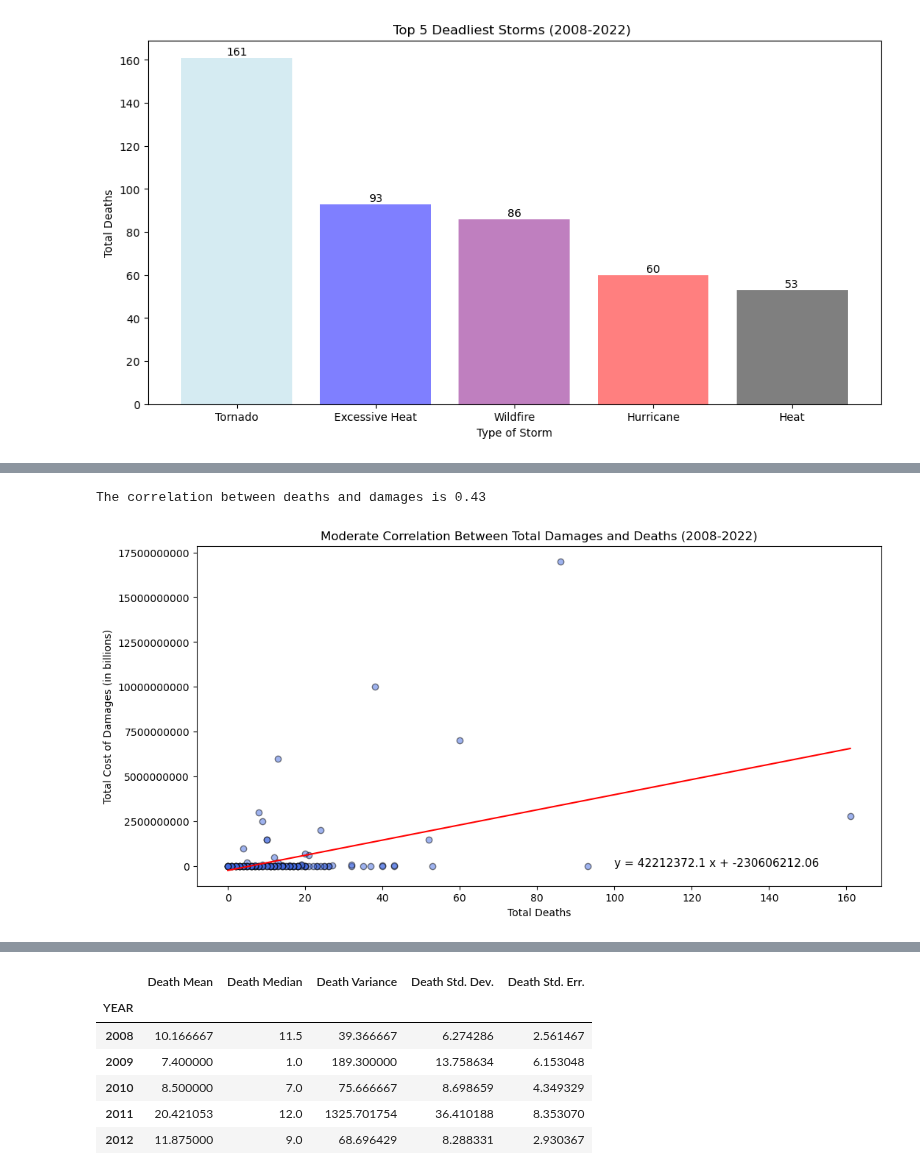
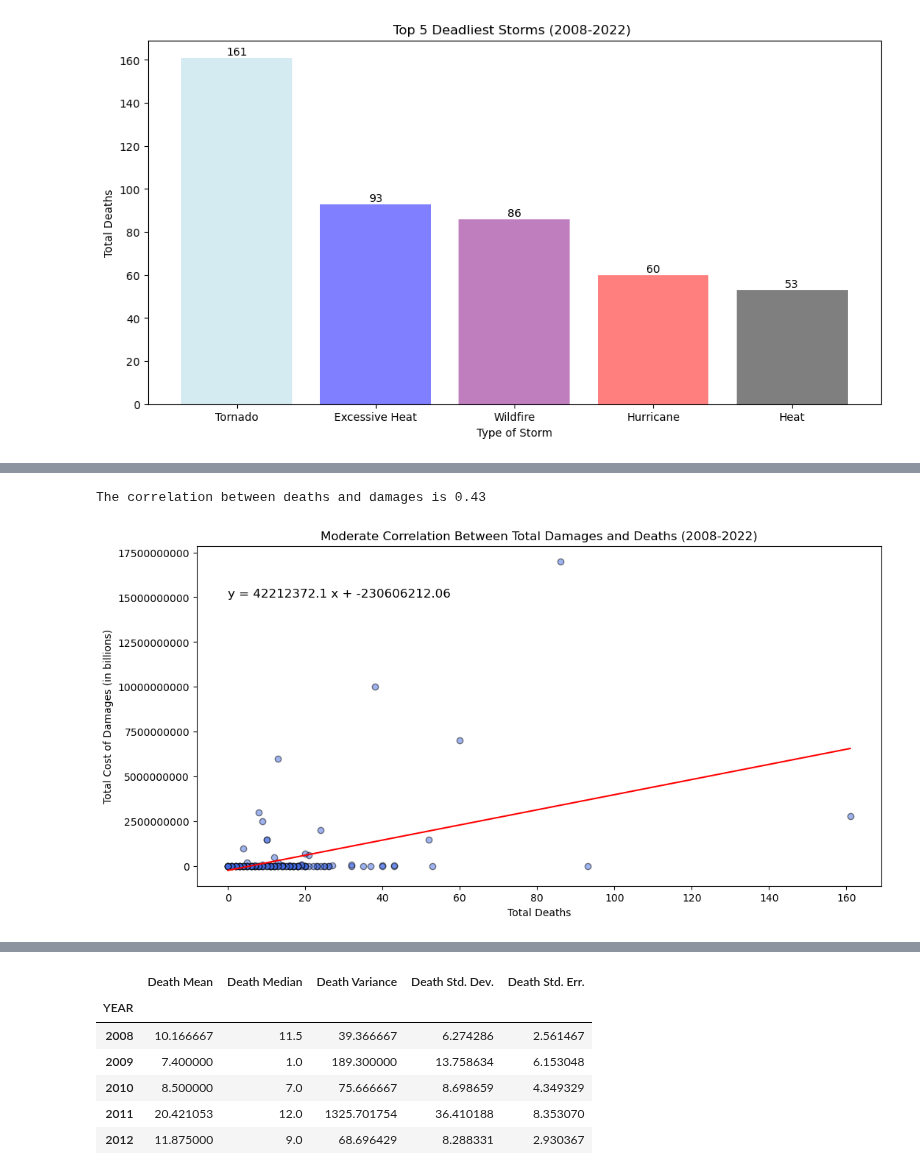
Before and after one commit to elizabethmorgan26/team1, a Jupyter notebook: 2008-2022 Storm Analysis.ipynb, the cells around one changed output, grey strips where cells are left out. Saved outputs shown, nothing was run; the diff lists cells and outputs as text; code cells hidden in the pictures.

```diff
--- a/2008-2022 Storm Analysis.ipynb
+++ b/2008-2022 Storm Analysis.ipynb
@@ -250,31 +355,34 @@ plt.show()
 # %%
 # Calculate the correlation coefficient and a linear regression model for deaths and damages
 
 correlation =stats.pearsonr(groupbydeath_df["TOTAL DEATHS"],groupbydeath_df["TOTAL DAMAGES"])
 print(f"The correlation between deaths and damages is {round(correlation[0],2)}")
 
 # Add the linear regression equation and line to plot
 (slope, intercept,rvalue, pvalue, stderr)= stats.linregress(groupbydeath_df["TOTAL DEATHS" ],groupbydeath_df["TOTAL DAMAGES"])
 regress_values= groupbydeath_df["TOTAL DEATHS"]* slope + intercept
 line_eq= f"y = {round(slope, 2)} x + {round(intercept, 2)}"
 
 plt.figure(figsize=(12, 6))
 plt.scatter(groupbydeath_df["TOTAL DEATHS"], groupbydeath_df["TOTAL DAMAGES"] ,color='royalblue', edgecolor='k', alpha=0.5)
 plt.plot(groupbydeath_df["TOTAL DEATHS"], regress_values, color='red')
 plt.ticklabel_format(style='plain')
-plt.annotate(line_eq,(100, 36), fontsize=11)
+plt.annotate(line_eq,(0, 15000000000), fontsize=12)
 plt.xlabel("Total Deaths")
 plt.ylabel("Total Cost of Damages (in billions)")
 plt.title("Moderate Correlation Between Total Damages and Deaths (2008-2022)")
 
 # Save the figure
 plt.savefig("Fig1.png")
 
 #show the figure
 plt.show()
+
+#going with the analysis with the outlier. More time would be needed to thoroughly explore the effect the outliers
+# are having with the data. And potentially more outliers would need to be omitted.
 # %% [output]
 The correlation between deaths and damages is 0.43
-[figure, old version]
+[figure, new version]
 # %%
 # Add new columns that combine deaths and injuries to look for correlation with damages
 groupbydeath_df["TOTAL DEATHS & INJURIES"] = groupbydeath_df["TOTAL DEATHS"] + groupbydeath_df["TOTAL INJURIES"]
```
Also changed, not shown: parts of 7 cells of this notebook.
